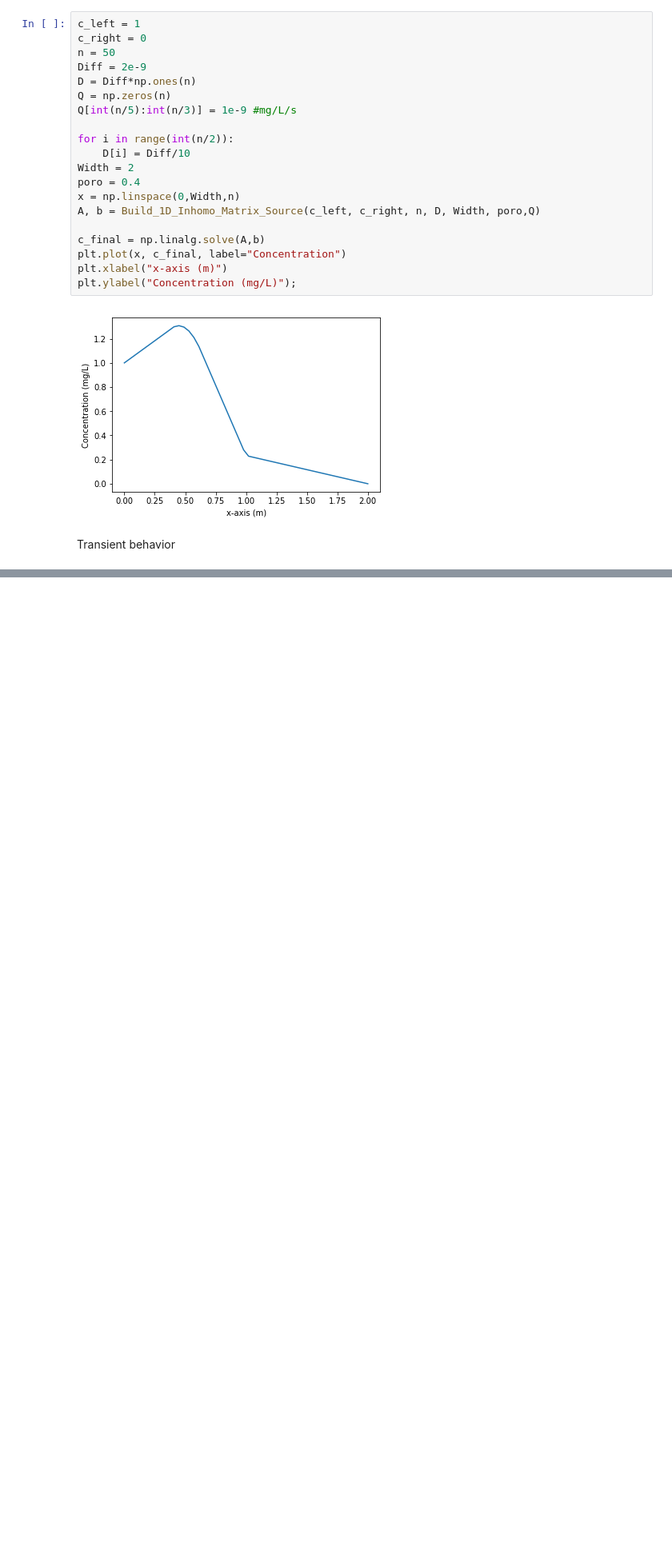
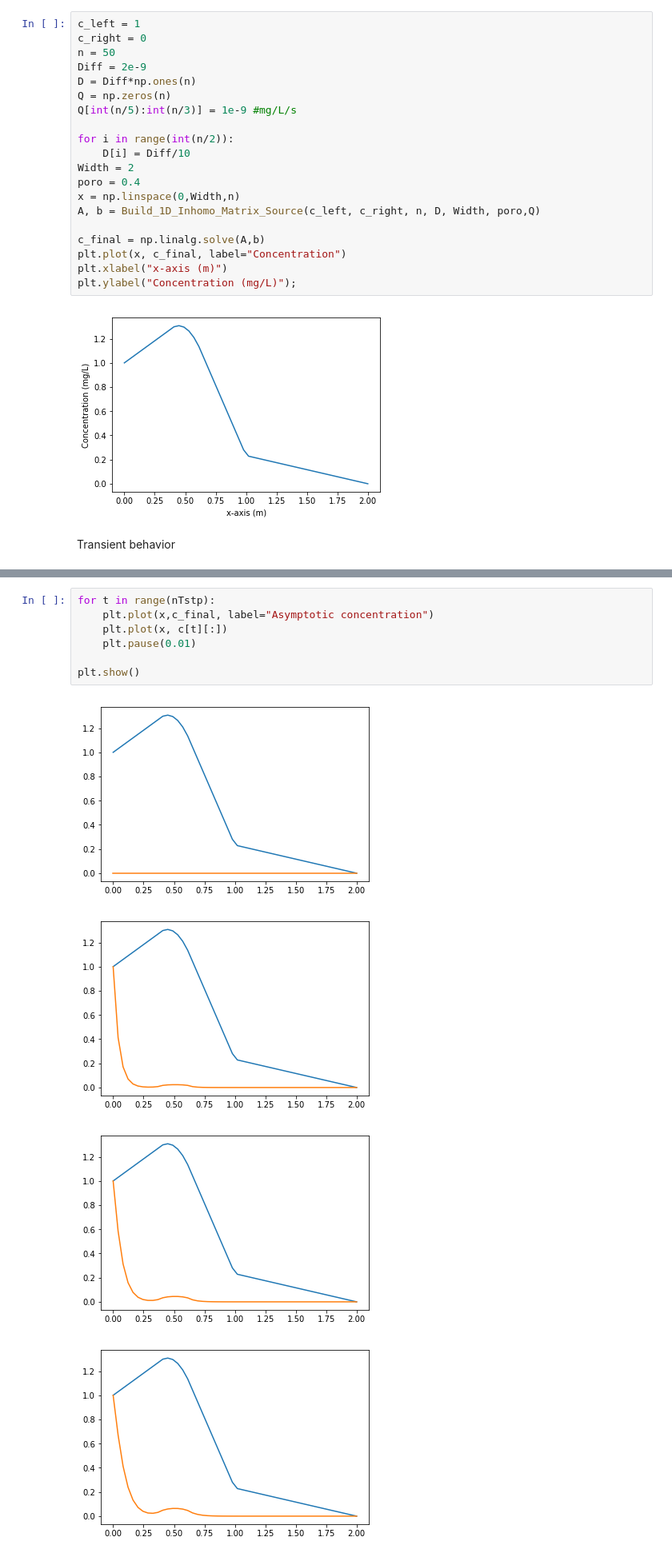
Before and after one commit to phaustin/e213_2019, a Jupyter notebook: notebooks/FiniteVolume/Transient.ipynb, the cells around one changed output, grey strips where cells are left out. Shown at 80% size. Saved outputs shown, nothing was run; the diff lists cells and outputs as text; blank space fills up the shorter version.

```diff
--- a/notebooks/FiniteVolume/Transient.ipynb
+++ b/notebooks/FiniteVolume/Transient.ipynb
@@ -119,0 +120,12 @@ plt.legend();
+# %%
+for t in range(nTstp):
+    plt.plot(x,c_final, label="Asymptotic concentration")
+    plt.plot(x, c[t][:])
+    plt.pause(0.01)
+
+plt.show()
+# %% [output]
+[figure, added]
+[figure, added]
+[figure, added]
+[figure, added]
```
Also changed, not shown: parts of 3 cells of this notebook, 1 other file.
